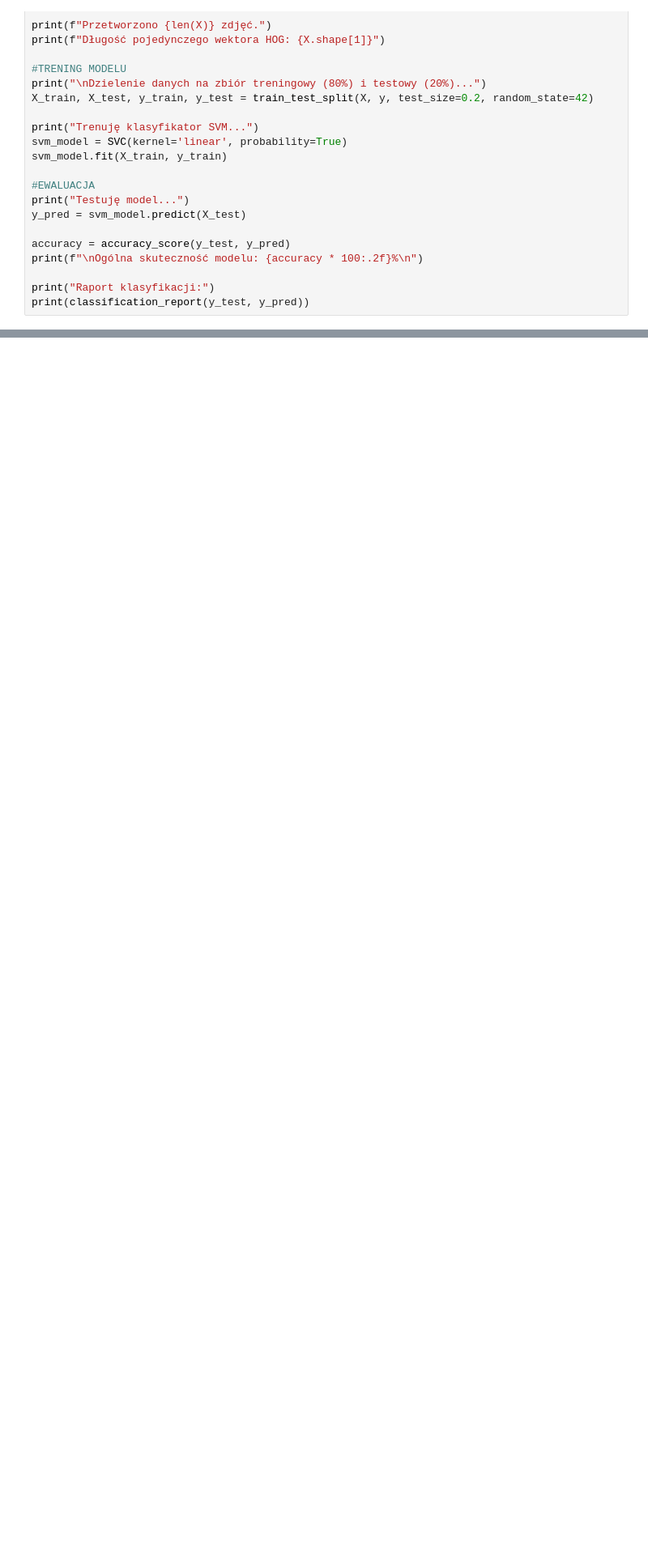
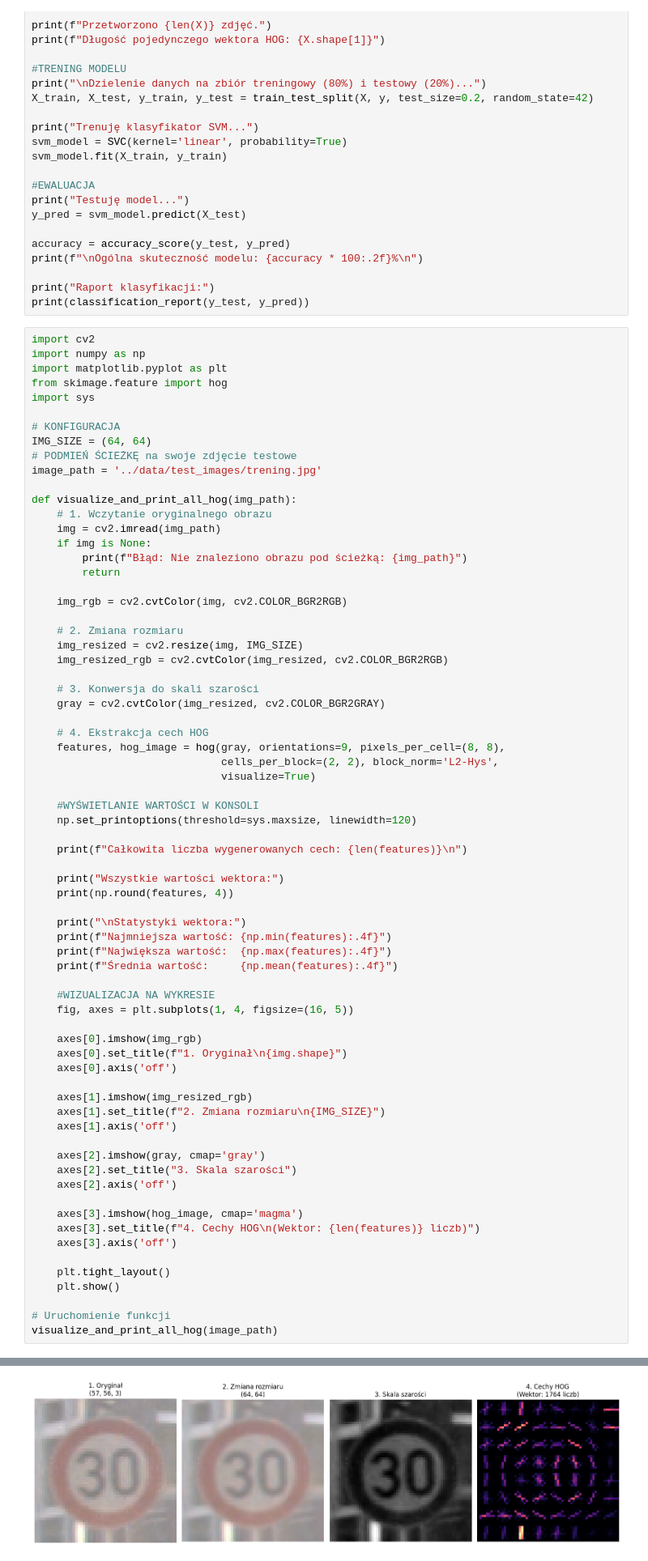
Before and after one commit to MATPOK/WK_PROJEKT_STUDIA, a Jupyter notebook: notebooks/02_hog_svm_training.ipynb, the cells around one changed output, grey strips where cells are left out. Shown at 81% size. Cells and saved outputs as stored; diff of their text form; blank space fills up the shorter version.

```diff
--- a/notebooks/02_hog_svm_training.ipynb
+++ b/notebooks/02_hog_svm_training.ipynb
@@ -66,3 +66,74 @@ print(f"\nOgólna skuteczność modelu: {accuracy * 100:.2f}%\n")
 
 print("Raport klasyfikacji:")
 print(classification_report(y_test, y_pred))
+# %%
+import cv2
+import numpy as np
+import matplotlib.pyplot as plt
+from skimage.feature import hog
+import sys
+
+# KONFIGURACJA
+IMG_SIZE = (64, 64)
+# PODMIEŃ ŚCIEŻKĘ na swoje zdjęcie testowe
+image_path = '../data/test_images/trening.jpg'
+
+def visualize_and_print_all_hog(img_path):
+    # 1. Wczytanie oryginalnego obrazu
+    img = cv2.imread(img_path)
+    if img is None:
+        print(f"Błąd: Nie znaleziono obrazu pod ścieżką: {img_path}")
+        return
+
+    img_rgb = cv2.cvtColor(img, cv2.COLOR_BGR2RGB)
+
+    # 2. Zmiana rozmiaru
+    img_resized = cv2.resize(img, IMG_SIZE)
+    img_resized_rgb = cv2.cvtColor(img_resized, cv2.COLOR_BGR2RGB)
+
+    # 3. Konwersja do skali szarości
+    gray = cv2.cvtColor(img_resized, cv2.COLOR_BGR2GRAY)
+
+    # 4. Ekstrakcja cech HOG
+    features, hog_image = hog(gray, orientations=9, pixels_per_cell=(8, 8),
+                              cells_per_block=(2, 2), block_norm='L2-Hys',
+                              visualize=True)
+
+    #WYŚWIETLANIE WARTOŚCI W KONSOLI
+    np.set_printoptions(threshold=sys.maxsize, linewidth=120)
+
+    print(f"Całkowita liczba wygenerowanych cech: {len(features)}\n")
+
+    print("Wszystkie wartości wektora:")
+    print(np.round(features, 4))
+
+    print("\nStatystyki wektora:")
+    print(f"Najmniejsza wartość: {np.min(features):.4f}")
+    print(f"Największa wartość:  {np.max(features):.4f}")
+    print(f"Średnia wartość:     {np.mean(features):.4f}")
+
+    #WIZUALIZACJA NA WYKRESIE
+    fig, axes = plt.subplots(1, 4, figsize=(16, 5))
+
+    axes[0].imshow(img_rgb)
+    axes[0].set_title(f"1. Oryginał\n{img.shape}")
+    axes[0].axis('off')
+
+    axes[1].imshow(img_resized_rgb)
+    axes[1].set_title(f"2. Zmiana rozmiaru\n{IMG_SIZE}")
+    axes[1].axis('off')
+
+    axes[2].imshow(gray, cmap='gray')
+    axes[2].set_title("3. Skala szarości")
+    axes[2].axis('off')
+
+    axes[3].imshow(hog_image, cmap='magma')
+    axes[3].set_title(f"4. Cechy HOG\n(Wektor: {len(features)} liczb)")
+    axes[3].axis('off')
+
+    plt.tight_layout()
+    plt.show()
+
+# Uruchomienie funkcji
+visualize_and_print_all_hog(image_path)
+# %% [output]
@@ -68,0 +157 @@ print(classification_report(y_test, y_pred))
+[figure, added]
```
Also changed, not shown: parts of 1 cell of this notebook, 1 other file.
